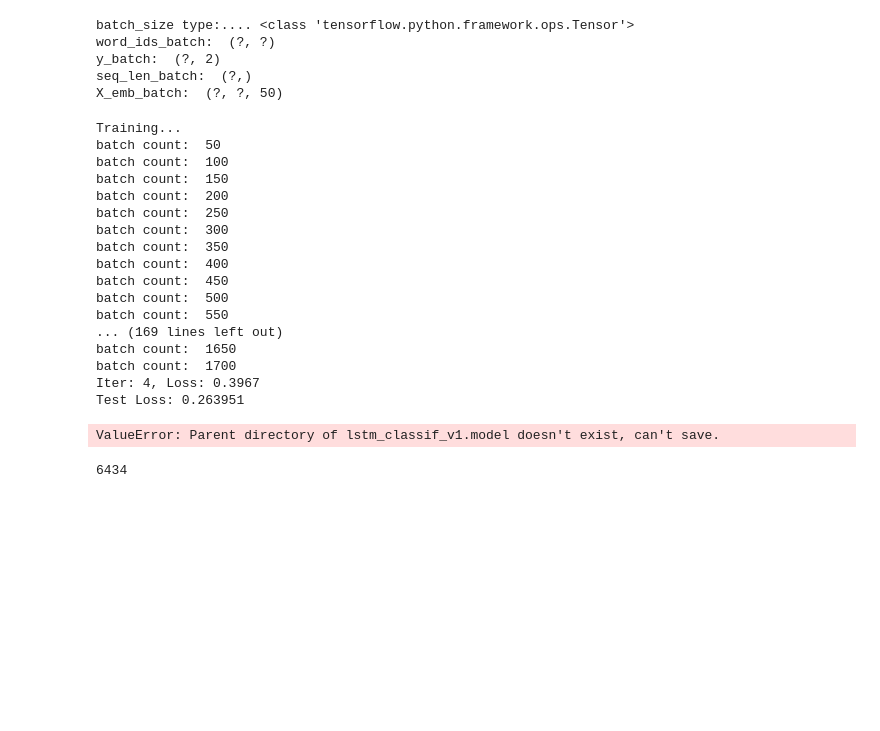
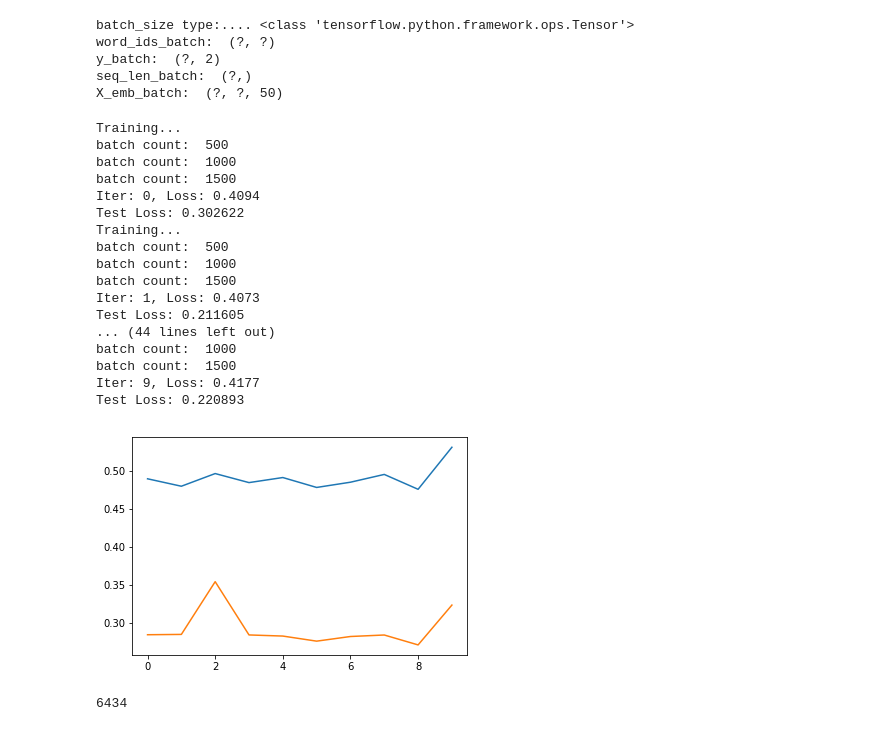
Before and after one commit to kunal-kotian/deep_learning_sentiment_classification, a Jupyter notebook: model/sentiment_classifier.ipynb, the cells around one changed output. Saved outputs shown, nothing was run; the diff lists cells and outputs as text; code cells hidden in the pictures; blank space fills up the shorter version.

Commit message:
trained a model with +90% accuracy

```diff
--- a/model/sentiment_classifier.ipynb
+++ b/model/sentiment_classifier.ipynb
@@ -285,13 +287,13 @@ min(review_len_test)
 # %% [markdown]
 # RNN Model
 # %%
-NUM_EPOCHS = 5
+NUM_EPOCHS = 10
 BATCH_SIZE = 64
 LEARNING_RATE = 0.005
 NUM_OUTPUTS = 2      # output, positive or negative label
-NUM_NEURONS = 16      # number of neurons in each layer
+NUM_NEURONS = 24      # number of neurons in each layer
 NUM_LAYERS = 2       # number of stacked layers of recurrent units
-DROPOUT_PROB = 0.5   # probability of dropout
+DROPOUT_PROB = 0.6   # probability of dropout
 
 input_len = len(text_train_intseq)
 # %%
@@ -406,6 +408,8 @@ X_emb_batch:  (?, ?, 50)
 n_batches = input_len // BATCH_SIZE
 
 with tf.Session() as sess:
+    loss_for_plot_train = []
+    loss_for_plot_test = []
     for i in range(NUM_EPOCHS):
         sess.run(tf.global_variables_initializer())
         sess.run(train_init_op)
@@ -418,20 +422,23 @@ with tf.Session() as sess:
                 count += 1
                 _, loss_value = sess.run([train_op, loss], feed_dict={dropout: DROPOUT_PROB})
                 tot_loss += loss_value
-                if count % 50 == 0:
+                if count % 500 == 0:
                     print('batch count: ', count)
         except tf.errors.OutOfRangeError:  # Thrown at the end of the epoch
             pass
         # Perform any per-epoch computations here.
         print("Iter: {}, Loss: {:.4f}".format(i, tot_loss / n_batches))
+        loss_for_plot_train.append(tot_loss / n_batches)
 
         # initialise iterator with test data
+        sess.run(test_init_op)
         try:
-            sess.run(test_init_op)
-            print('Test Loss: {:4f}'.format(sess.run(loss)))
+            while True:
+                loss_test = sess.run(loss)
+                print('Test Loss: {:4f}'.format(loss_test))
+                loss_for_plot_test.append(loss_test)
         except tf.errors.OutOfRangeError:
-            sess.run(test_init_op)
-            print('Test Loss: {:4f}'.format(sess.run(loss)))
+            pass
 
     # Finally, make predictions from trained model
     try:
@@ -441,23 +448,22 @@ with tf.Session() as sess:
         sess.run(test_init_op)
         sentiment_pred_prob, sentiment_pred_class, model_accuracy = sess.run([preds_prob, preds_class, accuracy])
 
-    saver.save(sess, './model1/lstm_classif_v1.model')     # Save model
+    saver.save(sess, '../saved_models/model3/lstm_classif.model')     # Save model
 # %% [output]
 Training...
-batch count:  50
-batch count:  100
-batch count:  150
-batch count:  200
-batch count:  250
-batch count:  300
-batch count:  350
-batch count:  400
-batch count:  450
 batch count:  500
-batch count:  550
-... (169 lines left out)
-batch count:  1650
-batch count:  1700
-Iter: 4, Loss: 0.3967
-Test Loss: 0.263951
+batch count:  1000
+batch count:  1500
+Iter: 0, Loss: 0.4094
+Test Loss: 0.302622
+Training...
+batch count:  500
+batch count:  1000
+batch count:  1500
+Iter: 1, Loss: 0.4073
+Test Loss: 0.211605
+... (44 lines left out)
+batch count:  1000
+batch count:  1500
+Iter: 9, Loss: 0.4177
+Test Loss: 0.220893
-ValueError: Parent directory of lstm_classif_v1.model doesn't exist, can't save.
@@ -468,3 +470,7 @@ with tf.Session() as sess:
+# %%
+plt.plot(range(NUM_EPOCHS), loss_for_plot_train, range(NUM_EPOCHS), loss_for_plot_test);
+# %% [output]
+[figure, added]
 # %%
 # number of parameters in the neural network:
 np.sum([np.prod(v.get_shape().as_list()) for v in tf.trainable_variables()])
```
Also changed, not shown: parts of 10 cells of this notebook.
